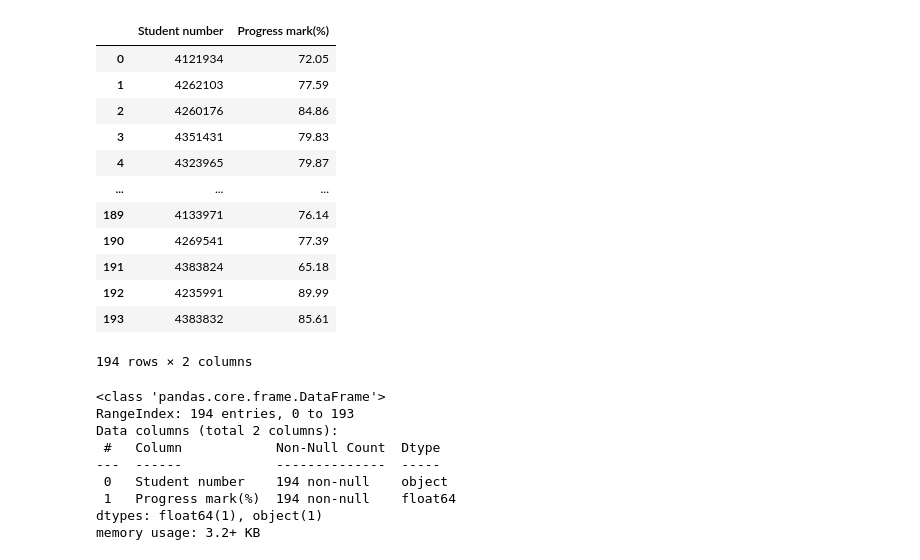
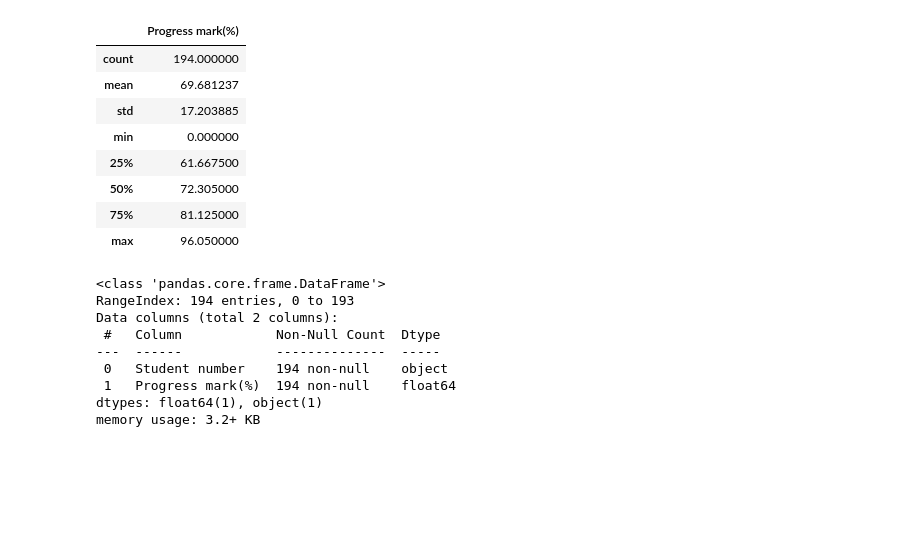
Before and after one commit to kevinnkansah/LearnDataScience, a Jupyter notebook: Python/Testing/cos101/COS.ipynb, the cells around one changed output. Saved outputs shown, nothing was run; the diff lists cells and outputs as text; code cells hidden in the pictures; blank space fills up the shorter version.

```diff
--- a/Python/Testing/cos101/COS.ipynb
+++ b/Python/Testing/cos101/COS.ipynb
@@ -210,21 +210,17 @@ df = pd.DataFrame(list_data, columns=["Student number", "Progress mark(%)"])
 # %%
 df['Progress mark(%)'] = df['Progress mark(%)'].astype(float)
 # %%
-df
+df.describe()
 # %% [output]
-|  | Student number | Progress mark(%) |
-| 0 | 4121934 | 72.05 |
-| 1 | 4262103 | 77.59 |
-| 2 | 4260176 | 84.86 |
-| 3 | 4351431 | 79.83 |
-| 4 | 4323965 | 79.87 |
-| ... | ... | ... |
-| 189 | 4133971 | 76.14 |
-| 190 | 4269541 | 77.39 |
-| 191 | 4383824 | 65.18 |
-| 192 | 4235991 | 89.99 |
-| 193 | 4383832 | 85.61 |
+|  | Progress mark(%) |
+| count | 194.000000 |
+| mean | 69.681237 |
+| std | 17.203885 |
+| min | 0.000000 |
+| 25% | 61.667500 |
+| 50% | 72.305000 |
+| 75% | 81.125000 |
+| max | 96.050000 |
-194 rows × 2 columns
 # %%
 df.info()
 # %% [output]
```
Also changed, not shown: parts of 2 cells of this notebook, 2 other files.
